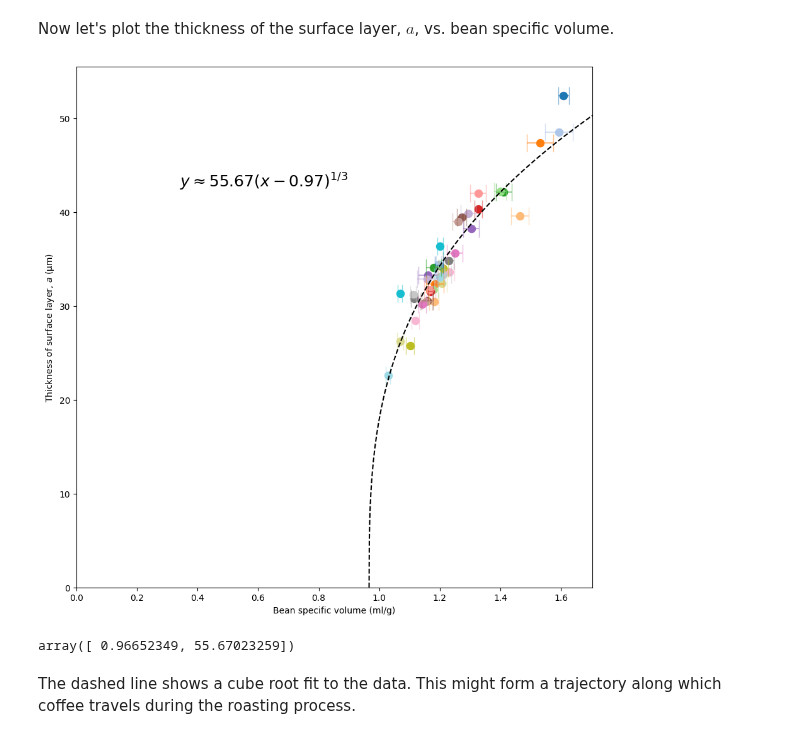
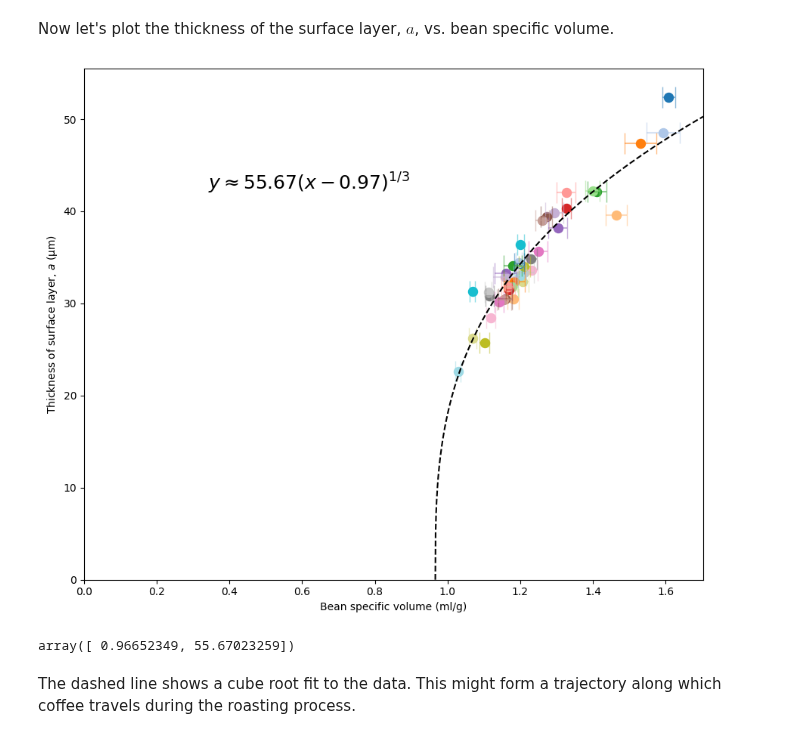
Before and after one commit to quantitativecafe/blog, a Jupyter notebook: gas-pycnometry-3/analysis.ipynb, the cells around one changed output. Saved outputs shown, nothing was run; the diff lists cells and outputs as text; code cells hidden in the pictures.

Commit message:
Clean up plots

```diff
--- a/gas-pycnometry-3/analysis.ipynb
+++ b/gas-pycnometry-3/analysis.ipynb
@@ -1154,12 +1188,6 @@ Now we can plot.
 # %%
 # Define the number of columns for subplots
 ncols = 5
-
-trial_burr_spacing = trials.apply(get_burr_spacing, axis=1).values
-trial_grinder_ids = trials.apply(get_grinder_id, axis=1).values
-trial_bag_ids = trials.apply(get_bag_id, axis=1).values
-
-unique_grinder_ids = np.unique(grinder_ids)
 
 for grinder_id in unique_grinder_ids:
     # Get trials for this grinder
@@ -1244,7 +1272,7 @@ for grinder_id in unique_grinder_ids:
 
         if samples_found:
             # Plot the fit
-            xs = np.linspace(*xlim)
+            xs = np.linspace(d0_results[grinder_id] + 500, d0_results[grinder_id] + 1500)
             ys = density_func(xs, d0_results[grinder_id], a_results[bag_id])
             ax.plot(xs, ys, ls='--', color=color)
 
@@ -1263,8 +1291,12 @@ for grinder_id in unique_grinder_ids:
             ax.set_title(label, loc='right', fontsize='small')
 
             # Get plot limits
-            ax.set_xlim(xlim)
+            x1 = d0_results[grinder_id] + xmin
+            x2 = d0_results[grinder_id] + xmax
+            ax.set_xlim(x1, x2)
             ax.set_ylim(ylim)
+
+            ax.xaxis.set_major_locator(MultipleLocator(250))
 
             plot_count += 1
 
@@ -1288,7 +1320,7 @@ Timemore Sculptor 078S
 Now let's plot the thickness of the surface layer, $a$, vs. bean specific volume.
 # %%
 # Create the figure
-fig, ax = plt.subplots(figsize=(9,9))
+fig, ax = plt.subplots(figsize=(9,7.5))
 fig.patch.set_facecolor('white')
 
 # Initialize data
@@ -1325,34 +1357,34 @@ xlim = (0, plt.xlim()[1] * 1.02)
 ylim = (0, plt.ylim()[1] * 1.03)
 
 plt.xlim(*xlim)
 plt.ylim(*ylim)
 
 def roast_func(x, x0, a):
     return a * (x - x0)**(1/3)
 
 # Get curve fit
 params, cov = curve_fit(roast_func, xs, ys, p0=(1.0, 1.0))
 
 # Plot the fit
 xs = np.linspace(params[0], xlim[1], 1000)
 ys = roast_func(xs, *params)
 ax.plot(xs, ys, ls='--', color='k')
 
 # Plot the fit function
 ax.text(0.2, 0.8,
         f'$y \\approx {params[1]:.02f} (x - {params[0]:.02f})^{{1/3}}$',
         verticalalignment='top', horizontalalignment='left', transform=ax.transAxes, fontsize=18)
 
 # Set axis labels
 ax.set_xlabel('Bean specific volume (ml/g)')
 ax.set_ylabel('Thickness of surface layer, $a$ (µm)')
 
 plt.tight_layout()
 plt.show()
 
 params
 # %% [output]
-[figure, old version]
+[figure, new version]
 array([ 0.96652349, 55.67023259])
 # %% [markdown]
 The dashed line shows a cube root fit to the data. This might form a trajectory along which coffee travels during the roasting process.
```
Also changed, not shown: parts of 3 cells of this notebook.
